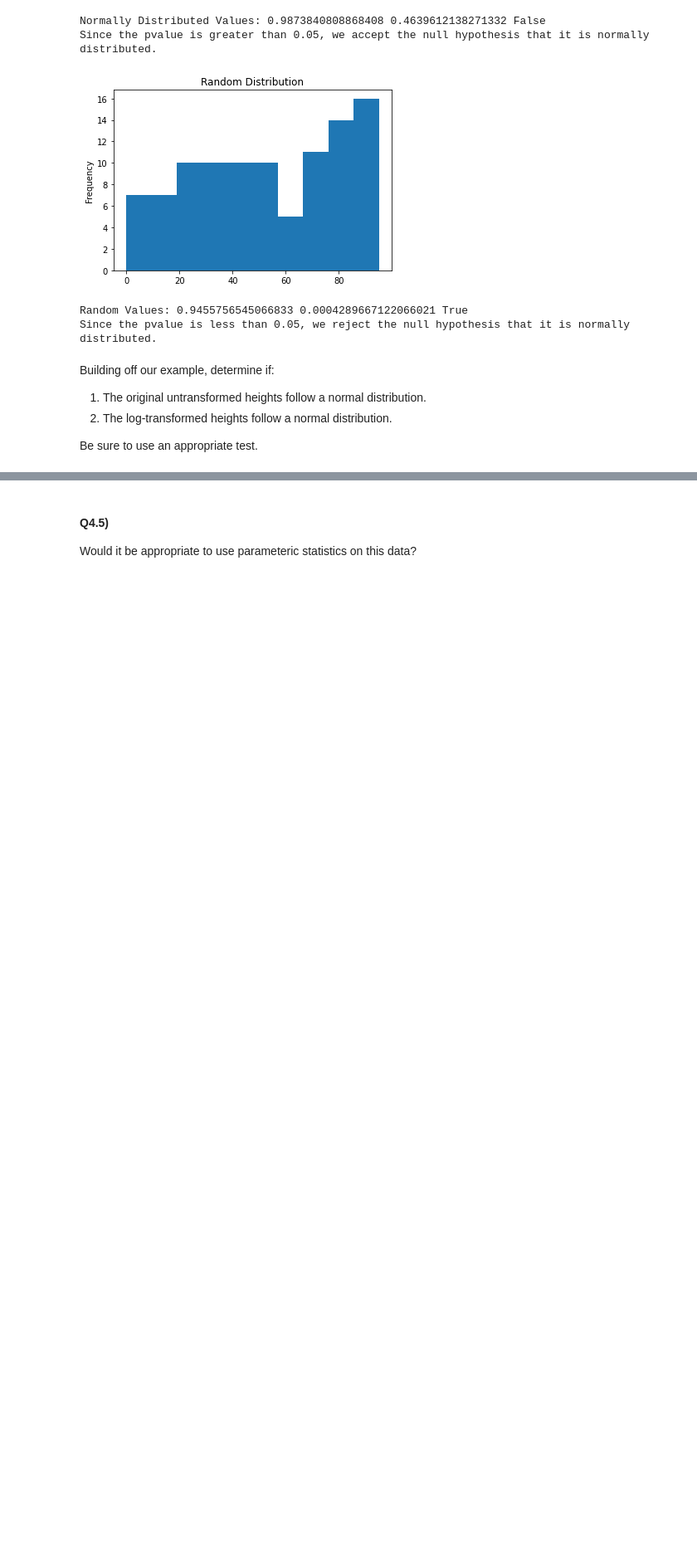
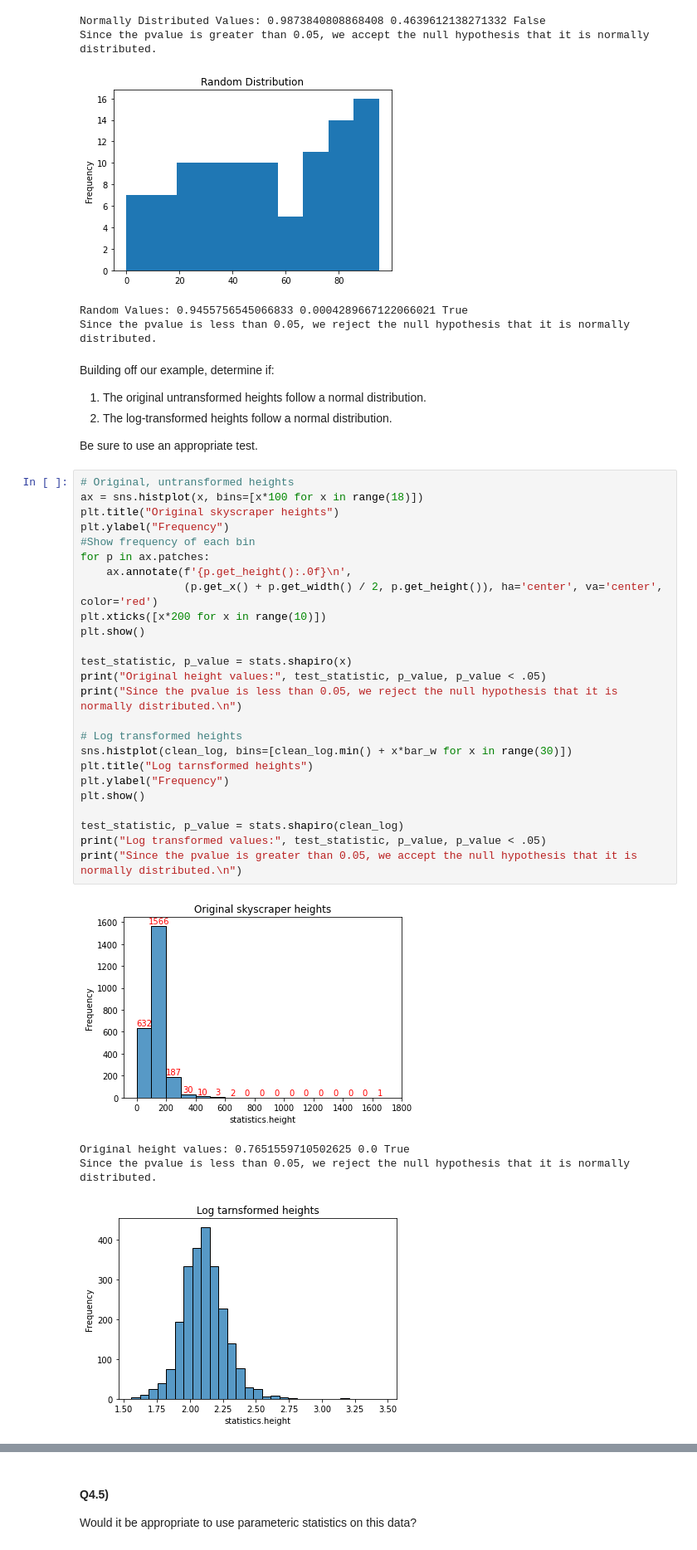
Before and after one commit to mariavanv/CISC367, a Jupyter notebook: Statistics/Statistics Workbook.ipynb, the cells around one changed output, grey strips where cells are left out. Shown at 83% size. Cells and saved outputs as stored; diff of their text form; blank space fills up the shorter version.

```diff
--- a/Statistics/Statistics Workbook.ipynb
+++ b/Statistics/Statistics Workbook.ipynb
@@ -480,3 +499,33 @@ Building off our example, determine if:
 2. The log-transformed heights follow a normal distribution.
 
 Be sure to use an appropriate test.
+# %%
+# Original, untransformed heights
+ax = sns.histplot(x, bins=[x*100 for x in range(18)])
+plt.title("Original skyscraper heights")
+plt.ylabel("Frequency")
+#Show frequency of each bin
+for p in ax.patches:
+    ax.annotate(f'{p.get_height():.0f}\n',
+                (p.get_x() + p.get_width() / 2, p.get_height()), ha='center', va='center', color='red')
+plt.xticks([x*200 for x in range(10)])
+plt.show()
+
+test_statistic, p_value = stats.shapiro(x)
+print("Original height values:", test_statistic, p_value, p_value < .05)
+print("Since the pvalue is less than 0.05, we reject the null hypothesis that it is normally distributed.\n")
+
+# Log transformed heights
+sns.histplot(clean_log, bins=[clean_log.min() + x*bar_w for x in range(30)])
+plt.title("Log tarnsformed heights")
+plt.ylabel("Frequency")
+plt.show()
+
+test_statistic, p_value = stats.shapiro(clean_log)
+print("Log transformed values:", test_statistic, p_value, p_value < .05)
+print("Since the pvalue is greater than 0.05, we accept the null hypothesis that it is normally distributed.\n")
+# %% [output]
+[figure, added]
+Original height values: 0.7651559710502625 0.0 True
+Since the pvalue is less than 0.05, we reject the null hypothesis that it is normally distributed.
+[figure, added]
```
Also changed, not shown: parts of 14 cells of this notebook.
